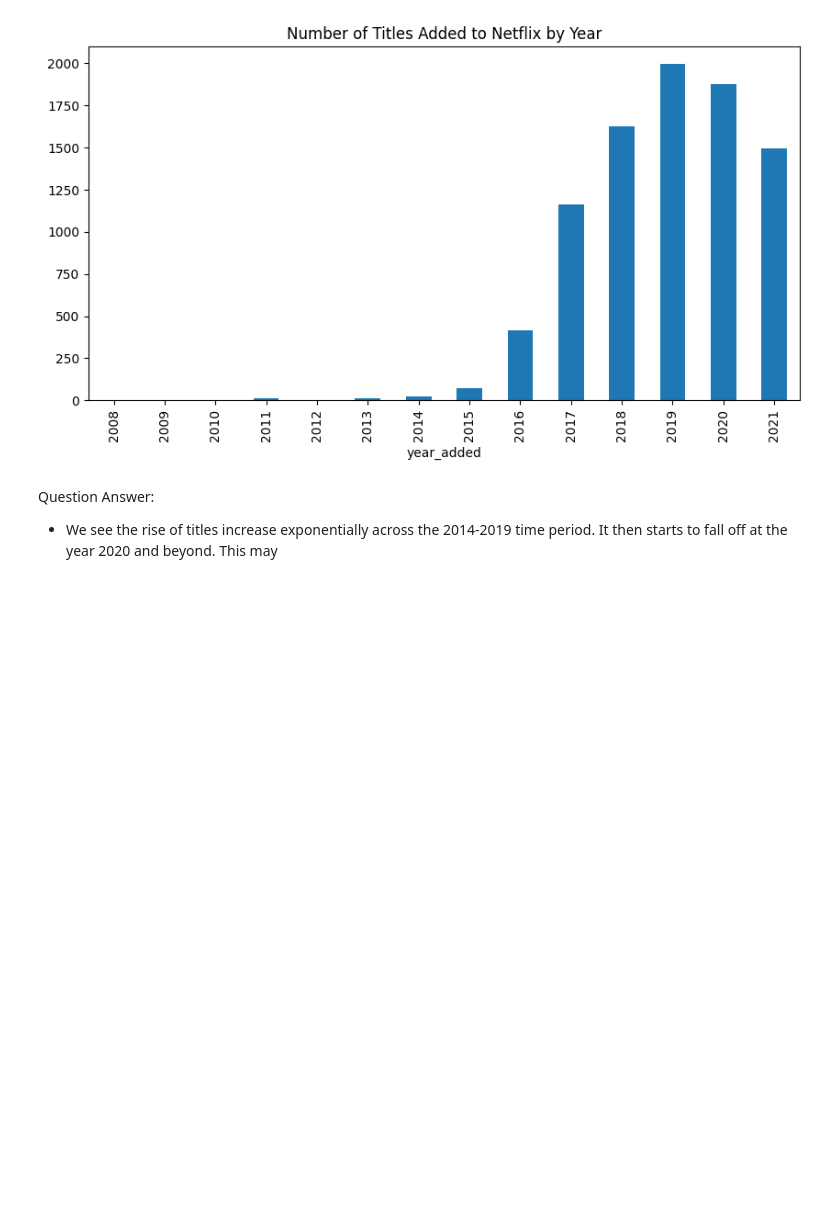
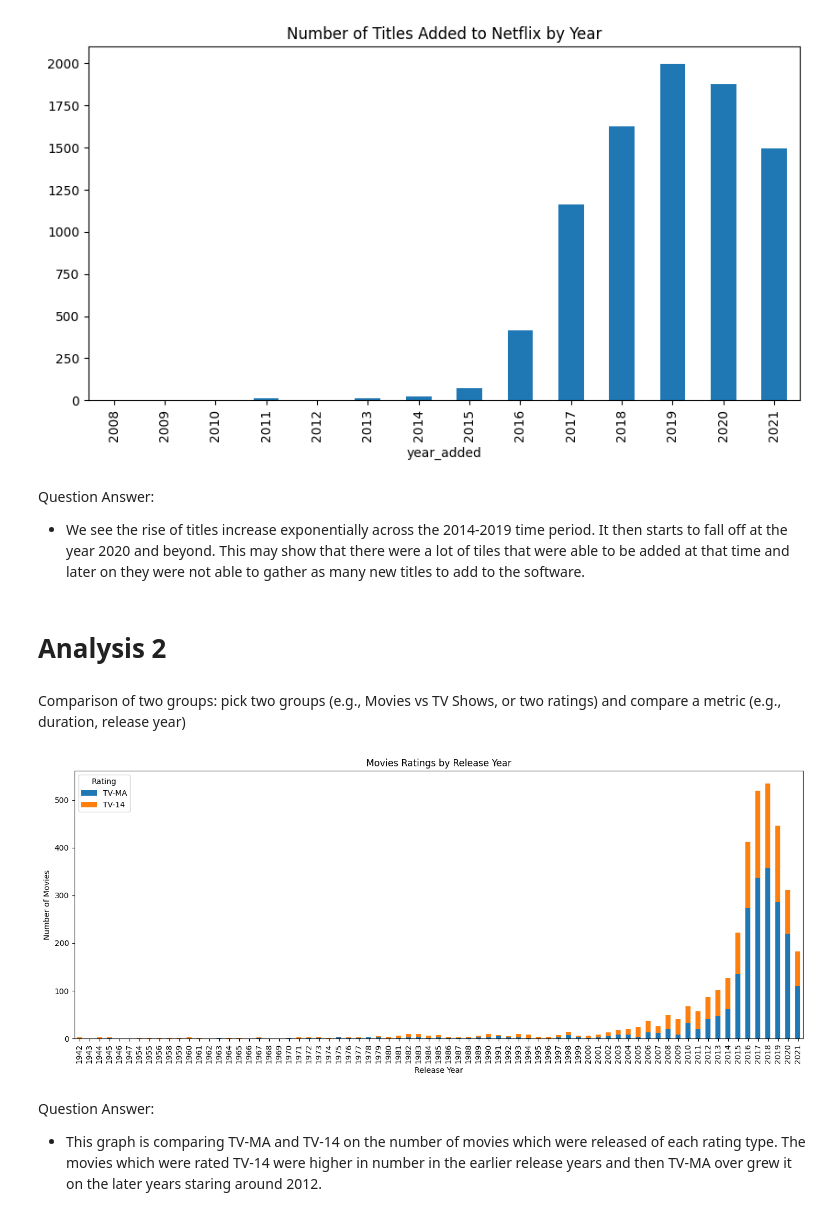
Before and after one commit to diegodominguezalb-lang/CS4379G-Data-Analysis-Visualization-Assignment-1, a Jupyter notebook: notebooks/analysis.ipynb, the cells around one changed output. Drawn from its saved outputs; the diff is of its cells as text; code cells hidden in the pictures; blank space fills up the shorter version.

```diff
--- a/notebooks/analysis.ipynb
+++ b/notebooks/analysis.ipynb
@@ -107,4 +113,25 @@ Text(0.5, 1.0, 'Number of Titles Added to Netflix by Year')
 [figure]
 # %% [markdown]
 Question Answer:
-- We see the rise of titles increase exponentially across the 2014-2019 time period. It then starts to fall off at the year 2020 and beyond. This may
+- We see the rise of titles increase exponentially across the 2014-2019 time period. It then starts to fall off at the year 2020 and beyond. This may show that there were a lot of tiles that were able to be added at that time and later on they were not able to gather as many new titles to add to the software.
+# %% [markdown]
+# Analysis 2
+# %% [markdown]
+Comparison of two groups: pick two groups (e.g., Movies vs TV Shows, or two ratings) and
+compare a metric (e.g., duration, release year)
+# %%
+movies = df[df["type"] == "Movie"]
+movies_by_year_rating = movies.groupby(["release_year", "rating"]).size().unstack(fill_value=0)
+top_ratings = movies["rating"].value_counts().head(2).index
+movies_by_year_rating[top_ratings].plot(kind="bar", stacked=True, figsize=(14, 6))
+plt.title("Movies Ratings by Release Year")
+plt.xlabel("Release Year")
+plt.ylabel("Number of Movies")
+plt.legend(title="Rating")
+plt.tight_layout()
+plt.show()
+# %% [output]
+[figure, added]
+# %% [markdown]
+Question Answer:
+- This graph is comparing TV-MA and TV-14 on the number of movies which were released of each rating type. The movies which were rated TV-14 were higher in number in the earlier release years and then TV-MA over grew it on the later years staring around 2012.
```
Also changed, not shown: parts of 4 cells of this notebook.
